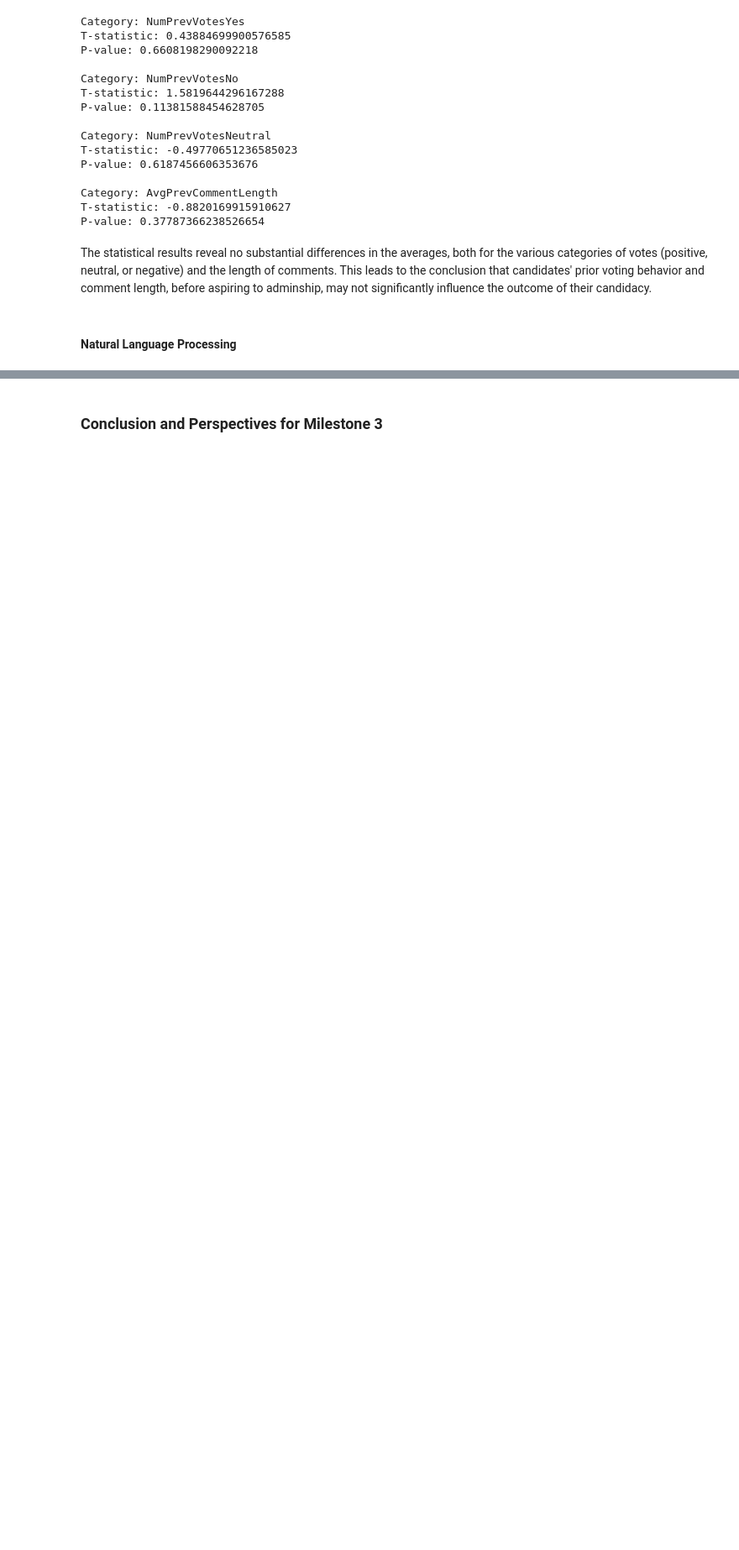
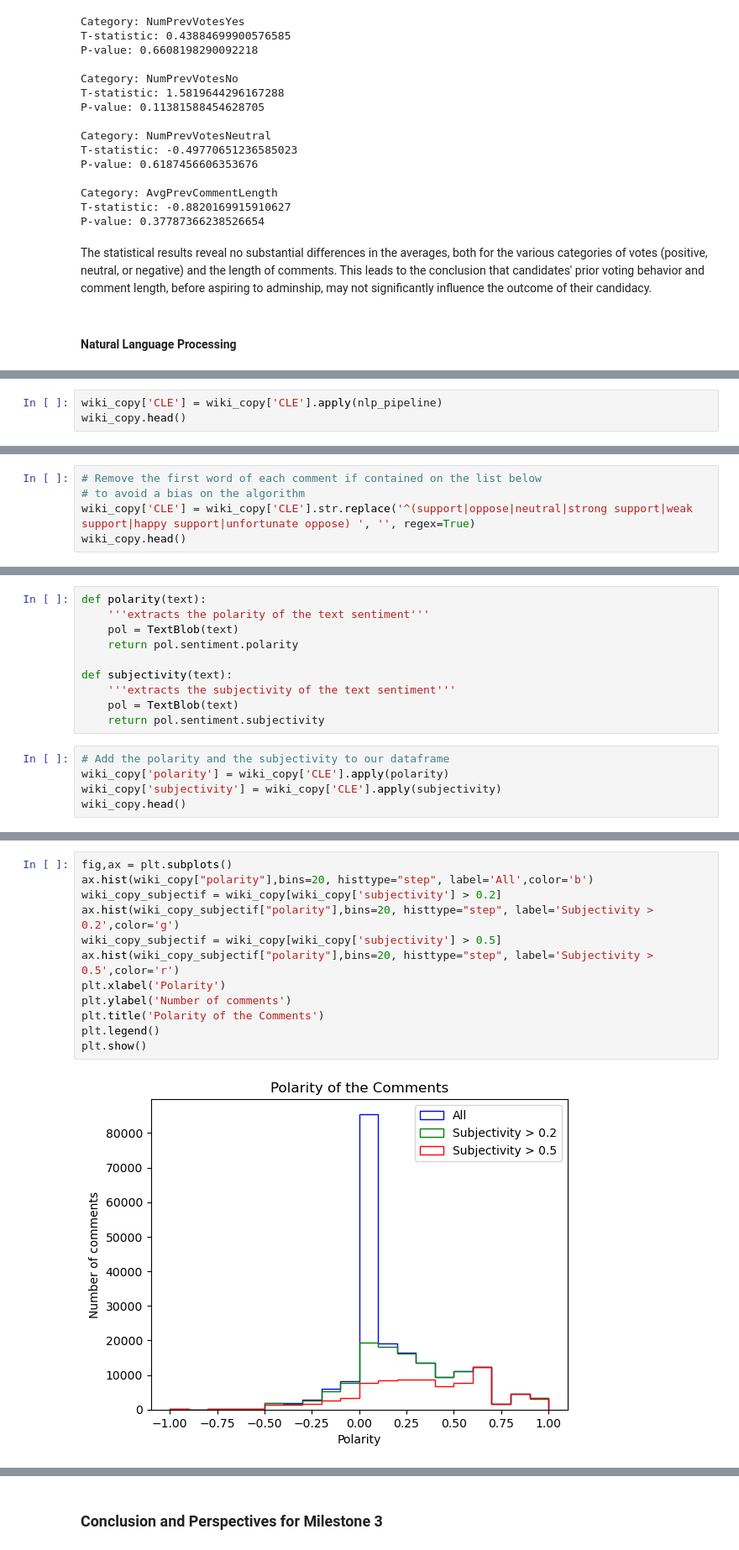
Before and after one commit to epfl-ada/ada-2023-project-datanauts23, a Jupyter notebook: data_processing.ipynb, the cells around one changed output, grey strips where cells are left out. Shown at 84% size. Drawn from its saved outputs; the diff is of its cells as text; blank space fills up the shorter version.

```diff
--- a/data_processing.ipynb
+++ b/data_processing.ipynb
@@ -1336,0 +1349,3 @@ The statistical results reveal no substantial differences in the averages, both
+# %%
+wiki_copy['CLE'] = wiki_copy['CLE'].apply(nlp_pipeline)
+wiki_copy.head()
@@ -1336,0 +1359,5 @@ The statistical results reveal no substantial differences in the averages, both
+# %%
+# Remove the first word of each comment if contained on the list below
+# to avoid a bias on the algorithm
+wiki_copy['CLE'] = wiki_copy['CLE'].str.replace('^(support|oppose|neutral|strong support|weak support|happy support|unfortunate oppose) ', '', regex=True)
+wiki_copy.head()
@@ -1336,0 +1388,15 @@ The statistical results reveal no substantial differences in the averages, both
+# %%
+def polarity(text):
+    '''extracts the polarity of the text sentiment'''
+    pol = TextBlob(text)
+    return pol.sentiment.polarity
+
+def subjectivity(text):
+    '''extracts the subjectivity of the text sentiment'''
+    pol = TextBlob(text)
+    return pol.sentiment.subjectivity
+# %%
+# Add the polarity and the subjectivity to our dataframe
+wiki_copy['polarity'] = wiki_copy['CLE'].apply(polarity)
+wiki_copy['subjectivity'] = wiki_copy['CLE'].apply(subjectivity)
+wiki_copy.head()
@@ -1336,0 +1412,14 @@ The statistical results reveal no substantial differences in the averages, both
+# %%
+fig,ax = plt.subplots()
+ax.hist(wiki_copy["polarity"],bins=20, histtype="step", label='All',color='b')
+wiki_copy_subjectif = wiki_copy[wiki_copy['subjectivity'] > 0.2]
+ax.hist(wiki_copy_subjectif["polarity"],bins=20, histtype="step", label='Subjectivity > 0.2',color='g')
+wiki_copy_subjectif = wiki_copy[wiki_copy['subjectivity'] > 0.5]
+ax.hist(wiki_copy_subjectif["polarity"],bins=20, histtype="step", label='Subjectivity > 0.5',color='r')
+plt.xlabel('Polarity')
+plt.ylabel('Number of comments')
+plt.title('Polarity of the Comments')
+plt.legend()
+plt.show()
+# %% [output]
+[figure, added]
```
Also changed, not shown: parts of 44 cells of this notebook.
